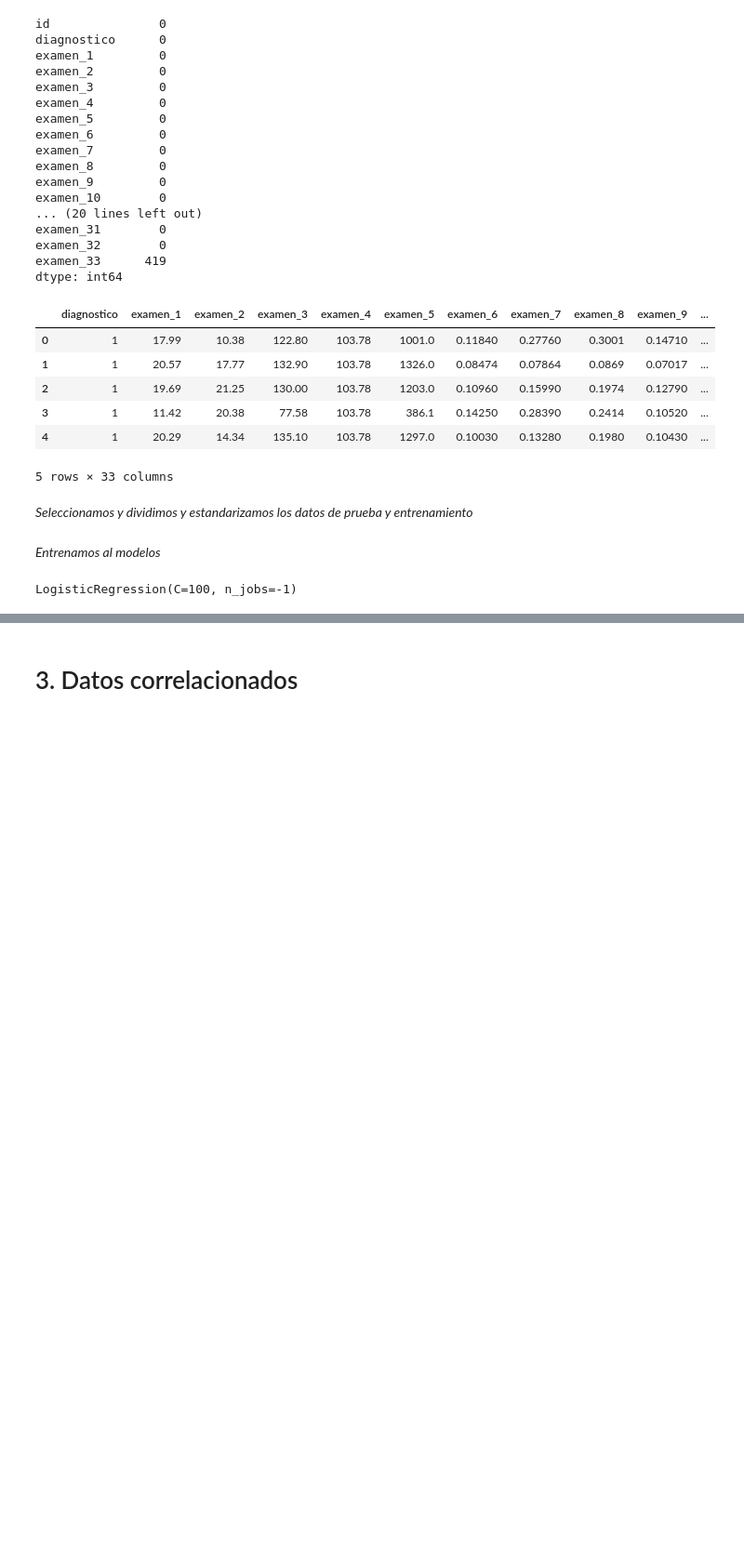
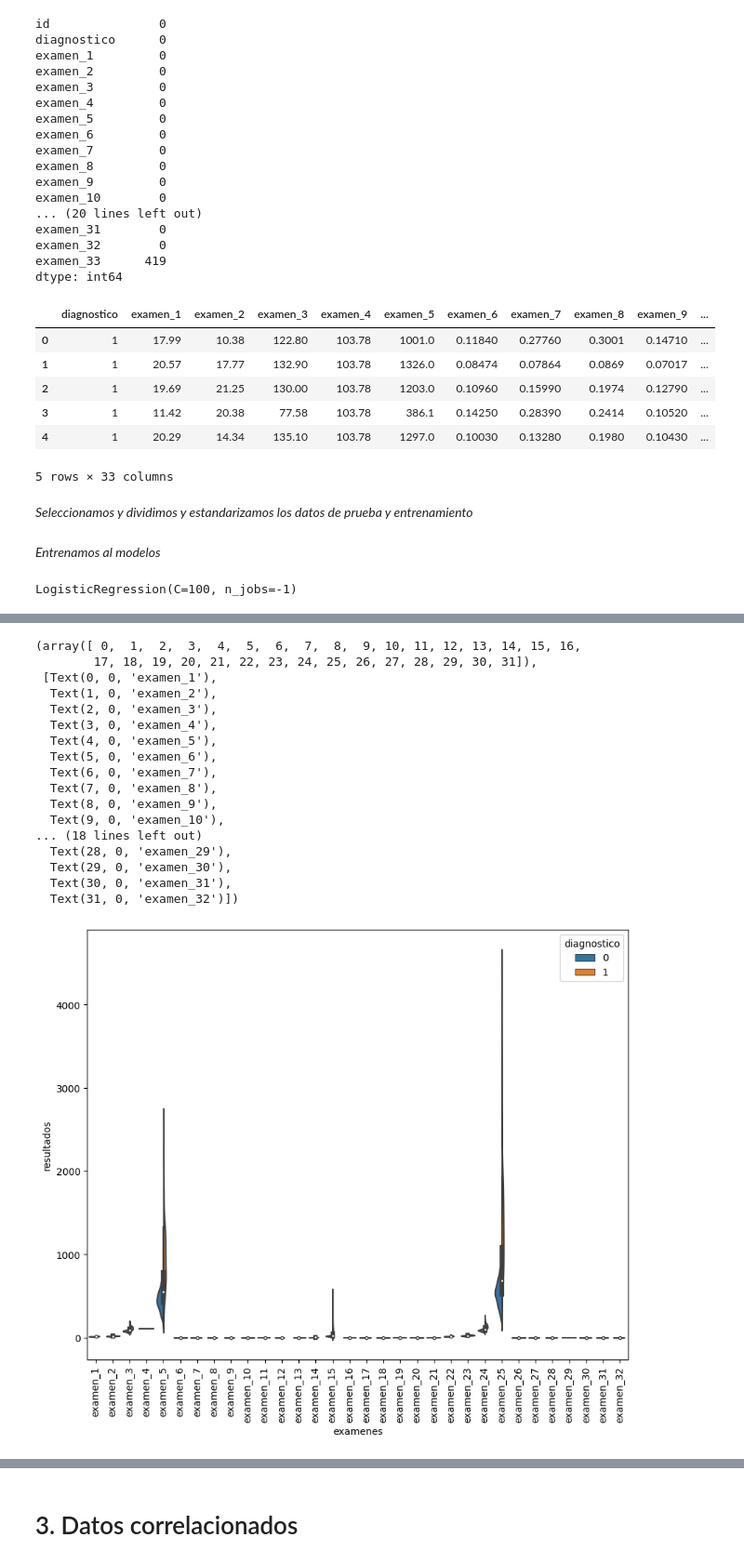
Before and after one commit to RicardoDuranS/Deteccion_tumores, a Jupyter notebook: dimensionality_reduction.ipynb, the cells around one changed output, grey strips where cells are left out. Shown at 93% size. Drawn from its saved outputs; the diff is of its cells as text; code cells hidden in the pictures; blank space fills up the shorter version.

```diff
--- a/dimensionality_reduction.ipynb
+++ b/dimensionality_reduction.ipynb
@@ -108,0 +131,3 @@ logistic.score(x_test, y_test)
+# %%
+datos = pd.concat([y,x], axis = 1)
+datos.head()
@@ -108,0 +142,3 @@ logistic.score(x_test, y_test)
+# %%
+datos = pd.melt(datos, id_vars = 'diagnostico', var_name='examenes', value_name='resultados')
+datos.head()
@@ -108,0 +152,23 @@ logistic.score(x_test, y_test)
+# %%
+plt.figure(figsize=(10,8))
+sns.violinplot(data = datos, x = 'examenes', y = 'resultados', hue = 'diagnostico', split=True)
+plt.xticks(rotation = 90)
+# %% [output]
+(array([ 0,  1,  2,  3,  4,  5,  6,  7,  8,  9, 10, 11, 12, 13, 14, 15, 16,
+        17, 18, 19, 20, 21, 22, 23, 24, 25, 26, 27, 28, 29, 30, 31]),
+ [Text(0, 0, 'examen_1'),
+  Text(1, 0, 'examen_2'),
+  Text(2, 0, 'examen_3'),
+  Text(3, 0, 'examen_4'),
+  Text(4, 0, 'examen_5'),
+  Text(5, 0, 'examen_6'),
+  Text(6, 0, 'examen_7'),
+  Text(7, 0, 'examen_8'),
+  Text(8, 0, 'examen_9'),
+  Text(9, 0, 'examen_10'),
+... (18 lines left out)
+  Text(28, 0, 'examen_29'),
+  Text(29, 0, 'examen_30'),
+  Text(30, 0, 'examen_31'),
+  Text(31, 0, 'examen_32')])
+[figure, added]
```
Also changed, not shown: parts of 31 cells of this notebook.
